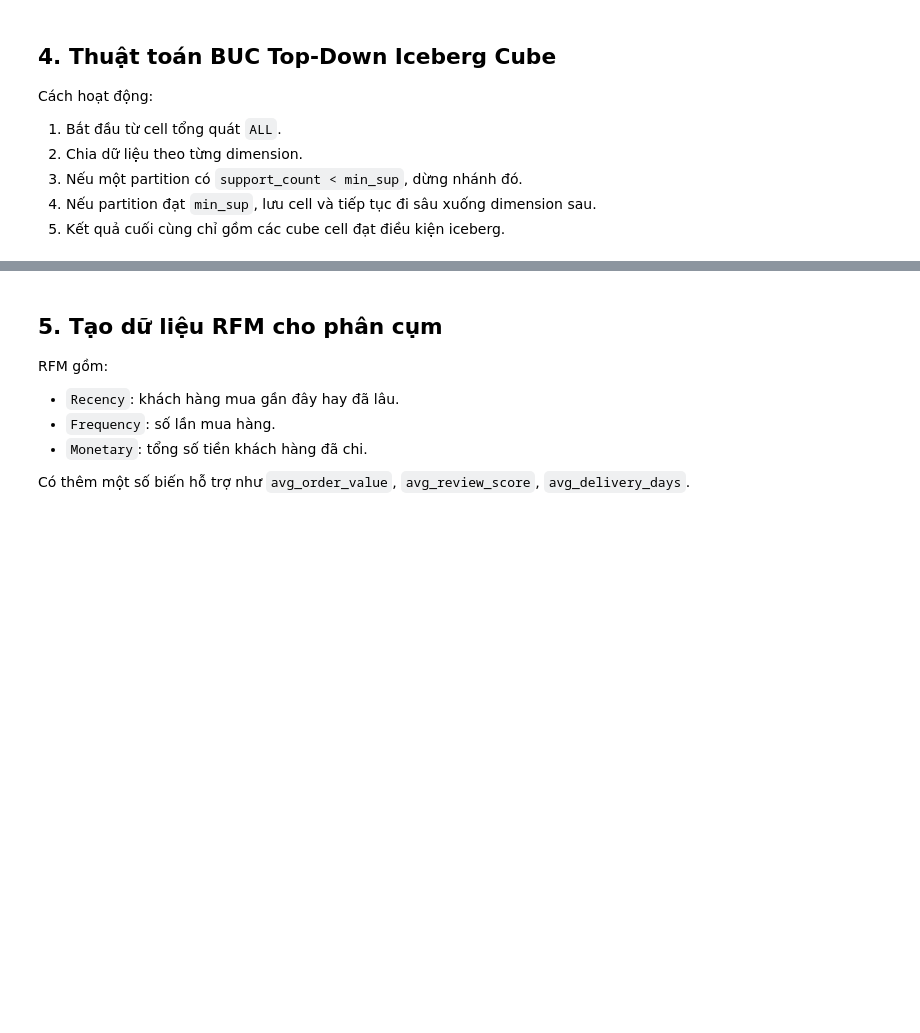
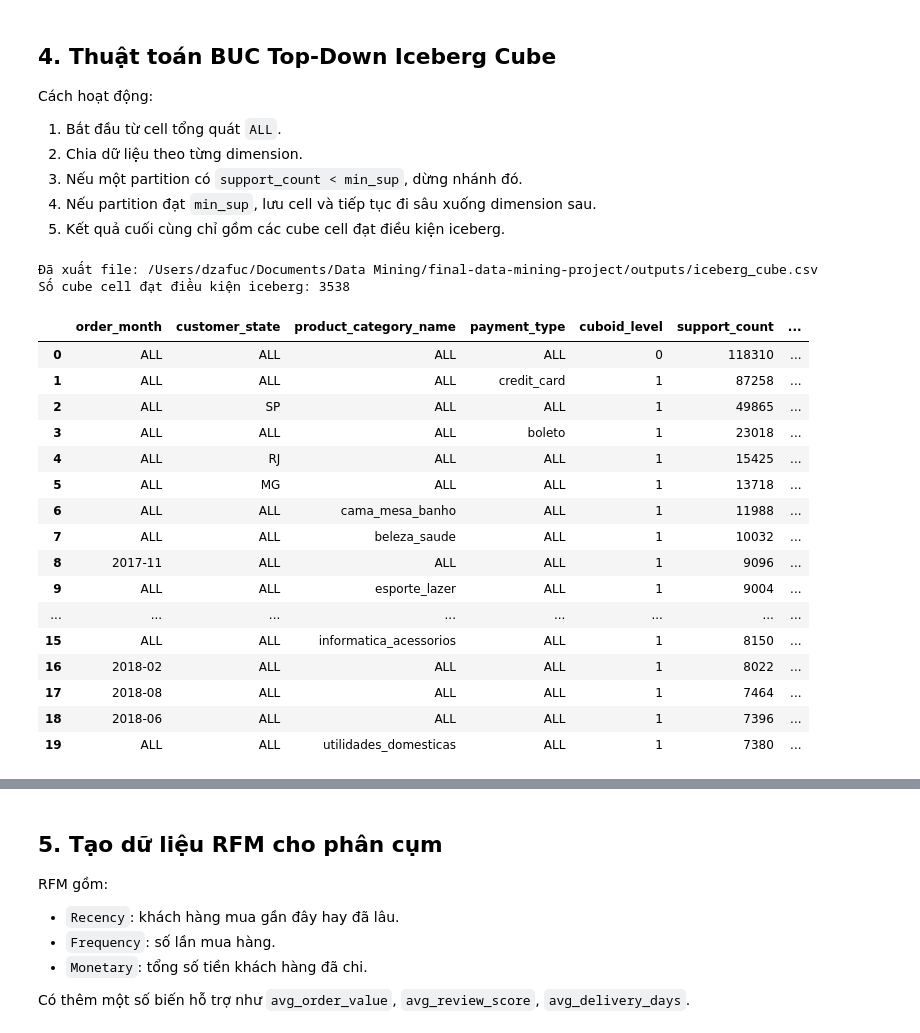
Before and after one commit to DaoGiaPhuc/final-data-mining-project, a Jupyter notebook: notebooks/03_iceberg_cube_clustering.ipynb, the cells around one changed output, grey strips where cells are left out. Cells and saved outputs as stored; diff of their text form; code cells hidden in the pictures; blank space fills up the shorter version.

Commit message:
Iceberg Cube & Cluster 1st file run

```diff
--- a/notebooks/03_iceberg_cube_clustering.ipynb
+++ b/notebooks/03_iceberg_cube_clustering.ipynb
@@ -80,8 +75,8 @@ File input cần có các cột tối thiểu:
 - `review_score`
 - `delivery_days`
 # %%
-def load_olap_view(path: Path) -> pd.DataFrame:
-    """Đọc dữ liệu OLAP view và kiểm tra các cột cần có."""
+def load_sale_view(path: Path) -> pd.DataFrame:
+    """Đọc dữ liệu SALE view và kiểm tra các cột cần có."""
     if not path.exists():
         raise FileNotFoundError(
             f"Không tìm thấy file {path}. Vui lòng kiểm tra lại đường dẫn."
@@ -109,5 +104,5 @@ def load_olap_view(path: Path) -> pd.DataFrame:
     return df
 
 
-df = load_olap_view(INPUT_PATH)
+df = load_sale_view(INPUT_PATH)
 df.head()
@@ -132,6 +152,9 @@ def prepare_cube_data(df: pd.DataFrame, dimensions: list[str]) -> pd.DataFrame:
 
     cube_df["total_amount"] = cube_df["total_amount"].fillna(0)
     cube_df["review_score"] = cube_df["review_score"].fillna(cube_df["review_score"].median())
+
+    # delivery_days âm là dữ liệu không hợp lý, chuyển thành missing rồi điền median
+    cube_df.loc[cube_df["delivery_days"] < 0, "delivery_days"] = np.nan
     cube_df["delivery_days"] = cube_df["delivery_days"].fillna(cube_df["delivery_days"].median())
 
     return cube_df
@@ -150,6 +180,8 @@ Cách hoạt động:
 4. Nếu partition đạt `min_sup`, lưu cell và tiếp tục đi sâu xuống dimension sau.
 5. Kết quả cuối cùng chỉ gồm các cube cell đạt điều kiện iceberg.
 # %%
+from typing import Dict, List, Optional
+
 def aggregate_cube_cell(data: pd.DataFrame, prefix: dict, dimensions: list[str]) -> dict:
     """Tạo một cube cell từ partition hiện tại."""
     record = {}
@@ -169,12 +201,12 @@ def aggregate_cube_cell(data: pd.DataFrame, prefix: dict, dimensions: list[str])
 
 def buc_top_down(
     data: pd.DataFrame,
-    dimensions: list[str],
+    dimensions: List[str],
     min_sup: int,
     start_dim: int = 0,
-    prefix: dict | None = None,
-    results: list | None = None,
-) -> list[dict]:
+    prefix: Optional[Dict[str, object]] = None,
+    results: Optional[List[dict]] = None,
+) -> List[dict]:
     """
     Tính Iceberg Cube bằng cơ chế BUC top-down.
 
@@ -208,33 +240,53 @@ def buc_top_down(
                     data=partition,
                     dimensions=dimensions,
                     min_sup=min_sup,
                     start_dim=dim_index + 1,
                     prefix=prefix,
                     results=results,
                 )
                 prefix.pop(dim, None)
 
     return results
 
 
 buc_results = buc_top_down(
     data=cube_df,
     dimensions=BUC_DIMENSIONS,
     min_sup=MIN_SUP,
 )
 
 iceberg_cube = pd.DataFrame(buc_results)
 
 iceberg_cube = iceberg_cube.sort_values(
     by=["cuboid_level", "support_count", "total_sales"],
     ascending=[True, False, False],
 ).reset_index(drop=True)
 
 iceberg_cube.to_csv(ICEBERG_OUTPUT_PATH, index=False)
 
 print(f"Đã xuất file: {ICEBERG_OUTPUT_PATH}")
 print(f"Số cube cell đạt điều kiện iceberg: {len(iceberg_cube)}")
 iceberg_cube.head(20)
+# %% [output]
+Đã xuất file: /Users/dzafuc/Documents/Data Mining/final-data-mining-project/outputs/iceberg_cube.csv
+Số cube cell đạt điều kiện iceberg: 3538
+|  | order_month | customer_state | product_category_name | payment_type | cuboid_level | support_count | ... |
+| 0 | ALL | ALL | ALL | ALL | 0 | 118310 | ... |
+| 1 | ALL | ALL | ALL | credit_card | 1 | 87258 | ... |
+| 2 | ALL | SP | ALL | ALL | 1 | 49865 | ... |
+| 3 | ALL | ALL | ALL | boleto | 1 | 23018 | ... |
+| 4 | ALL | RJ | ALL | ALL | 1 | 15425 | ... |
+| 5 | ALL | MG | ALL | ALL | 1 | 13718 | ... |
+| 6 | ALL | ALL | cama_mesa_banho | ALL | 1 | 11988 | ... |
+| 7 | ALL | ALL | beleza_saude | ALL | 1 | 10032 | ... |
+| 8 | 2017-11 | ALL | ALL | ALL | 1 | 9096 | ... |
+| 9 | ALL | ALL | esporte_lazer | ALL | 1 | 9004 | ... |
+| ... | ... | ... | ... | ... | ... | ... | ... |
+| 15 | ALL | ALL | informatica_acessorios | ALL | 1 | 8150 | ... |
+| 16 | 2018-02 | ALL | ALL | ALL | 1 | 8022 | ... |
+| 17 | 2018-08 | ALL | ALL | ALL | 1 | 7464 | ... |
+| 18 | 2018-06 | ALL | ALL | ALL | 1 | 7396 | ... |
+| 19 | ALL | ALL | utilidades_domesticas | ALL | 1 | 7380 | ... |
 # %%
 # Xem các nhóm chi tiết có doanh thu cao nhất
 iceberg_cube.sort_values("total_sales", ascending=False).head(20)
```
Also changed, not shown: parts of 13 cells of this notebook, 8 other files.
